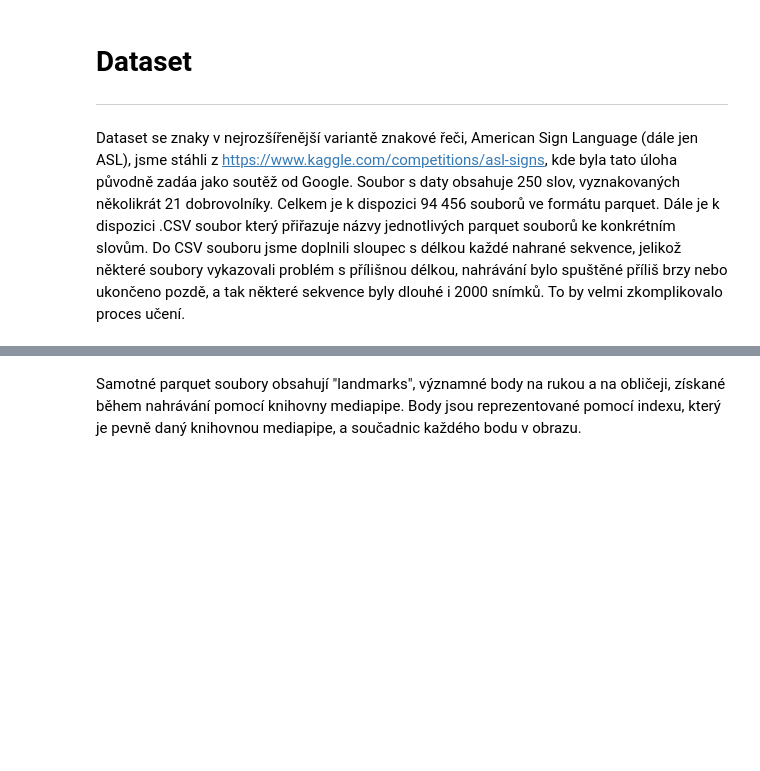
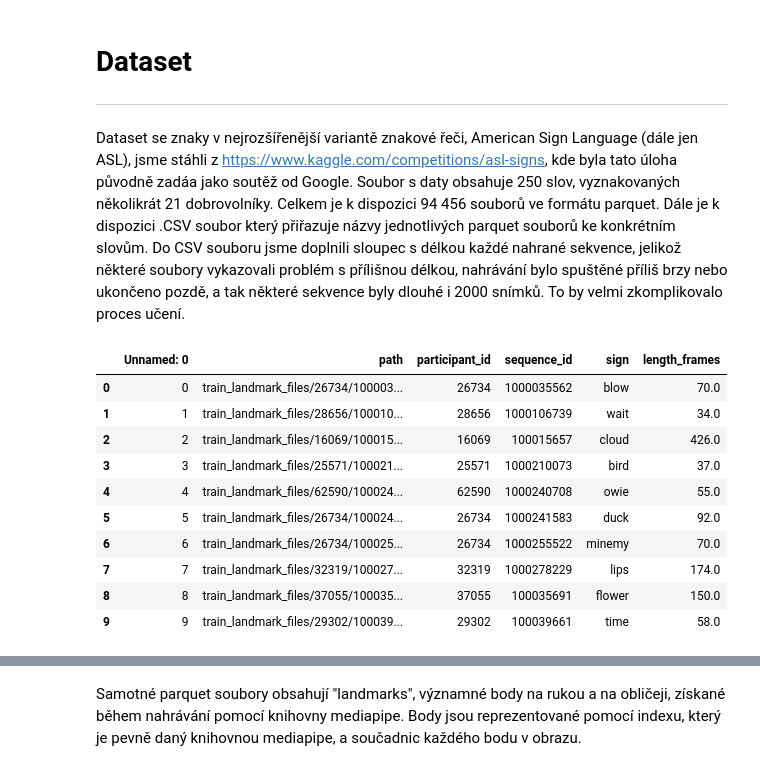
Before and after one commit to Strojove-uceni/23206-final-sign-language-recognition-in-video, a Jupyter notebook: Final_SU2_notebook.ipynb, the cells around one changed output, grey strips where cells are left out. Drawn from its saved outputs; the diff is of its cells as text; code cells hidden in the pictures; blank space fills up the shorter version.

```diff
--- a/Final_SU2_notebook.ipynb
+++ b/Final_SU2_notebook.ipynb
@@ -31 +39,28 @@ Dataset se znaky v nejrozšířenější variantě znakové řeči, American Sig
+# %%
+# Authenticate and create the PyDrive client.
+auth.authenticate_user()
+gauth = GoogleAuth()
+gauth.credentials = GoogleCredentials.get_application_default()
+drive = GoogleDrive(gauth)
+
+link = 'https://drive.google.com/file/d/1zwotLagbkdiS-6JOxptNe1pHYJhCd-H0/view?usp=sharing'
+
+id = link.split("/")[-2]
+
+downloaded = drive.CreateFile({'id':id})
+downloaded.GetContentFile('train_mod.csv')
+data = pd.read_csv('train_mod.csv', sep=",")
+data.head(10)
+# %% [output]
+|  | Unnamed: 0 | path | participant_id | sequence_id | sign | length_frames |
+| 0 | 0 | train_landmark_files/26734/100003... | 26734 | 1000035562 | blow | 70.0 |
+| 1 | 1 | train_landmark_files/28656/100010... | 28656 | 1000106739 | wait | 34.0 |
+| 2 | 2 | train_landmark_files/16069/100015... | 16069 | 100015657 | cloud | 426.0 |
+| 3 | 3 | train_landmark_files/25571/100021... | 25571 | 1000210073 | bird | 37.0 |
+| 4 | 4 | train_landmark_files/62590/100024... | 62590 | 1000240708 | owie | 55.0 |
+| 5 | 5 | train_landmark_files/26734/100024... | 26734 | 1000241583 | duck | 92.0 |
+| 6 | 6 | train_landmark_files/26734/100025... | 26734 | 1000255522 | minemy | 70.0 |
+| 7 | 7 | train_landmark_files/32319/100027... | 32319 | 1000278229 | lips | 174.0 |
+| 8 | 8 | train_landmark_files/37055/100035... | 37055 | 100035691 | flower | 150.0 |
+| 9 | 9 | train_landmark_files/29302/100039... | 29302 | 100039661 | time | 58.0 |
 # %%
```
Also changed, not shown: parts of 4 cells of this notebook.
